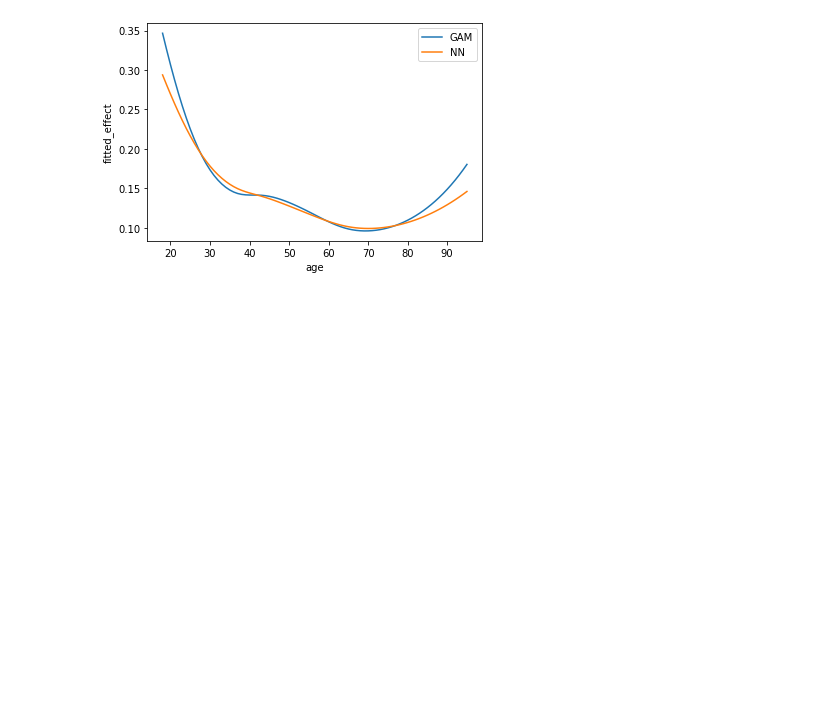
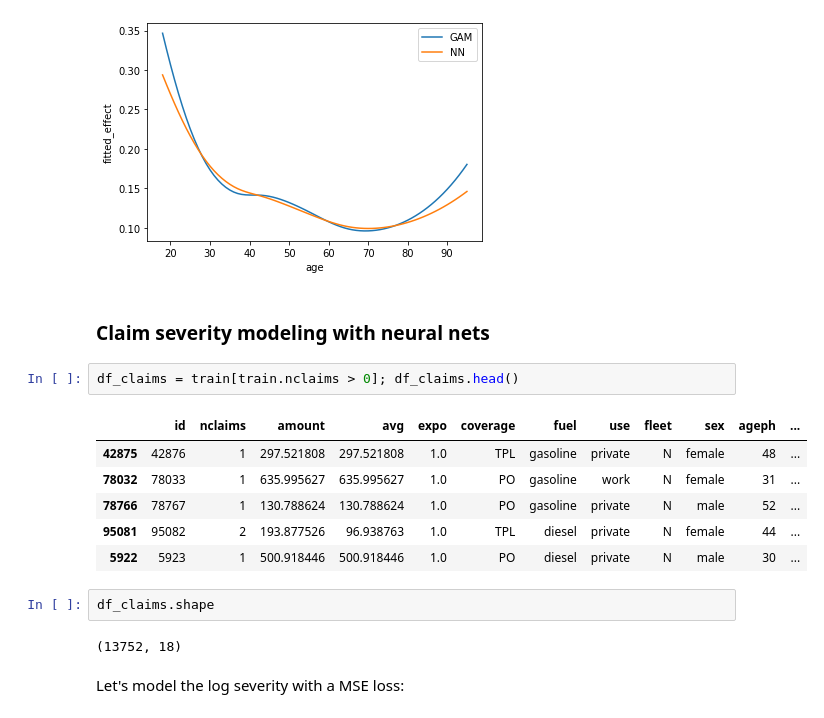
Before and after one commit to loremarchi/hands-on-machine-learning-R-module-3-python, a Jupyter notebook: 3_regression_under_review.ipynb, the cells around one changed output. Cells and saved outputs as stored; diff of their text form; blank space fills up the shorter version.

Commit message:
latest part (severity) included

```diff
--- a/3_regression_under_review.ipynb
+++ b/3_regression_under_review.ipynb
@@ -504,3 +504,20 @@ plt.legend()
 plt.show()
 # %% [output]
 [figure]
+# %% [markdown]
+### Claim severity modeling with neural nets
+# %%
+df_claims = train[train.nclaims > 0]; df_claims.head()
+# %% [output]
+|  | id | nclaims | amount | avg | expo | coverage | fuel | use | fleet | sex | ageph | ... |
+| 42875 | 42876 | 1 | 297.521808 | 297.521808 | 1.0 | TPL | gasoline | private | N | female | 48 | ... |
+| 78032 | 78033 | 1 | 635.995627 | 635.995627 | 1.0 | PO | gasoline | work | N | female | 31 | ... |
+| 78766 | 78767 | 1 | 130.788624 | 130.788624 | 1.0 | PO | gasoline | private | N | male | 52 | ... |
+| 95081 | 95082 | 2 | 193.877526 | 96.938763 | 1.0 | TPL | diesel | private | N | female | 44 | ... |
+| 5922 | 5923 | 1 | 500.918446 | 500.918446 | 1.0 | PO | diesel | private | N | male | 30 | ... |
+# %%
+df_claims.shape
+# %% [output]
+(13752, 18)
+# %% [markdown]
+Let's model the log severity with a MSE loss:
```
Also changed, not shown: parts of 13 cells of this notebook.
